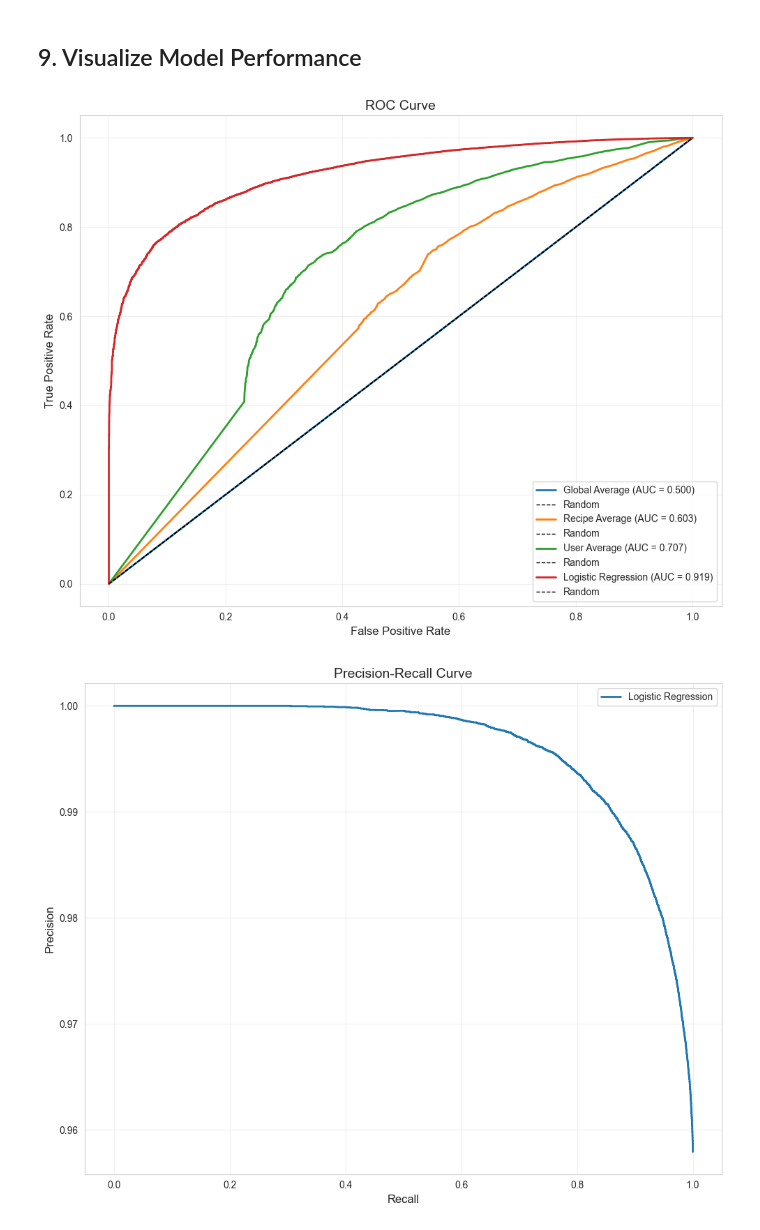
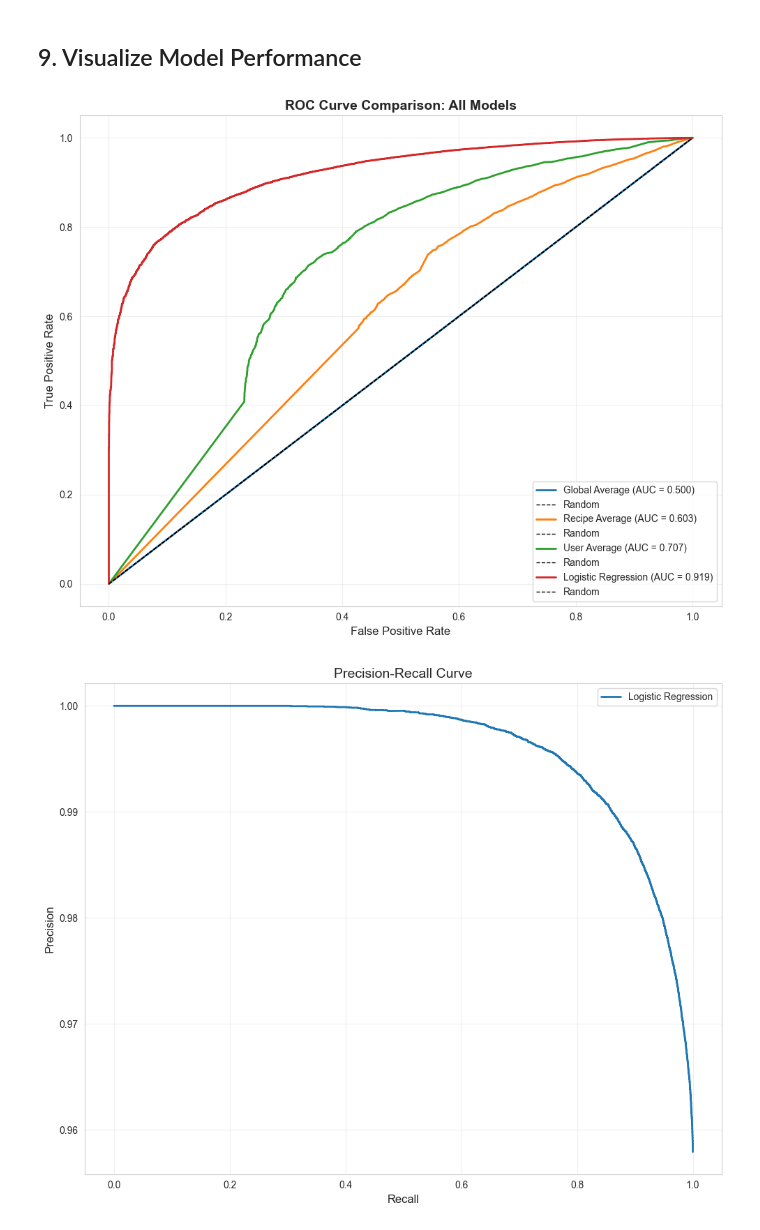
Before and after one commit to rluminto/CSE-158-Assignment-2, a Jupyter notebook: notebooks/combined.ipynb, the cells around one changed output. Cells and saved outputs as stored; diff of their text form; code cells hidden in the pictures.

```diff
--- a/notebooks/combined.ipynb
+++ b/notebooks/combined.ipynb
@@ -891,19 +1238,21 @@ Model Comparison (Test Set):
 # %% [markdown]
 ## 9. Visualize Model Performance
 # %%
-# ROC Curves
+# ROC Curves - use default plot_roc_curve function
 fig, ax = plt.subplots(figsize=(10, 8))
 
 plot_roc_curve(y_test, y_test_proba_global, "Global Average", ax)
 plot_roc_curve(y_test, y_test_proba_recipe, "Recipe Average", ax)
 plot_roc_curve(y_test, y_test_proba_user, "User Average", ax)
 plot_roc_curve(y_test, y_test_proba_lr, "Logistic Regression", ax)
 
+ax.set_title('ROC Curve Comparison: All Models', fontsize=14, fontweight='bold')
+
 plt.tight_layout()
 plt.savefig('../figures/roc_curve_comparison.png', dpi=300, bbox_inches='tight')
 plt.show()
 # %% [output]
-[figure, old version]
+[figure, new version]
 # %%
 # Precision-Recall Curve
 fig, ax = plt.subplots(figsize=(10, 8))
```
Also changed, not shown: parts of 47 cells of this notebook, 17 other files.
